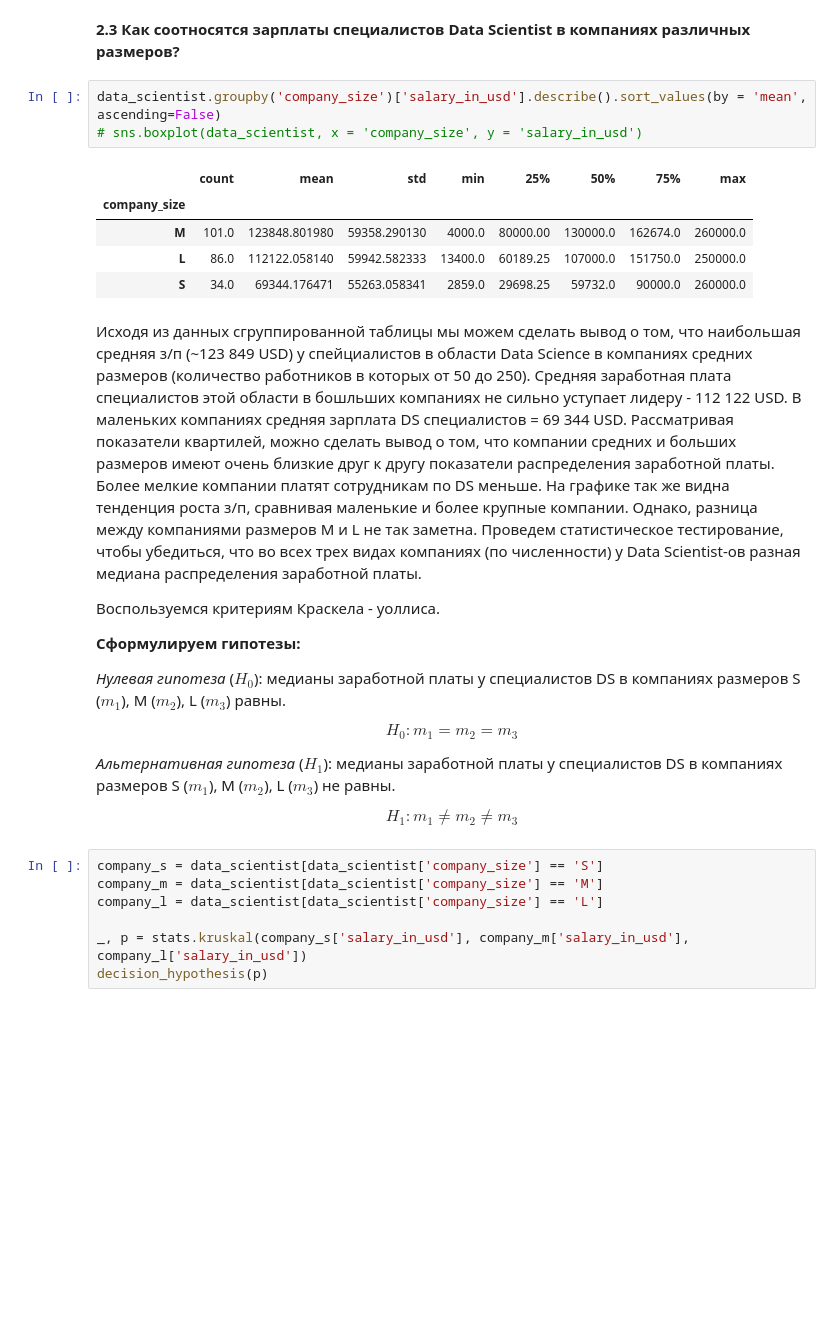
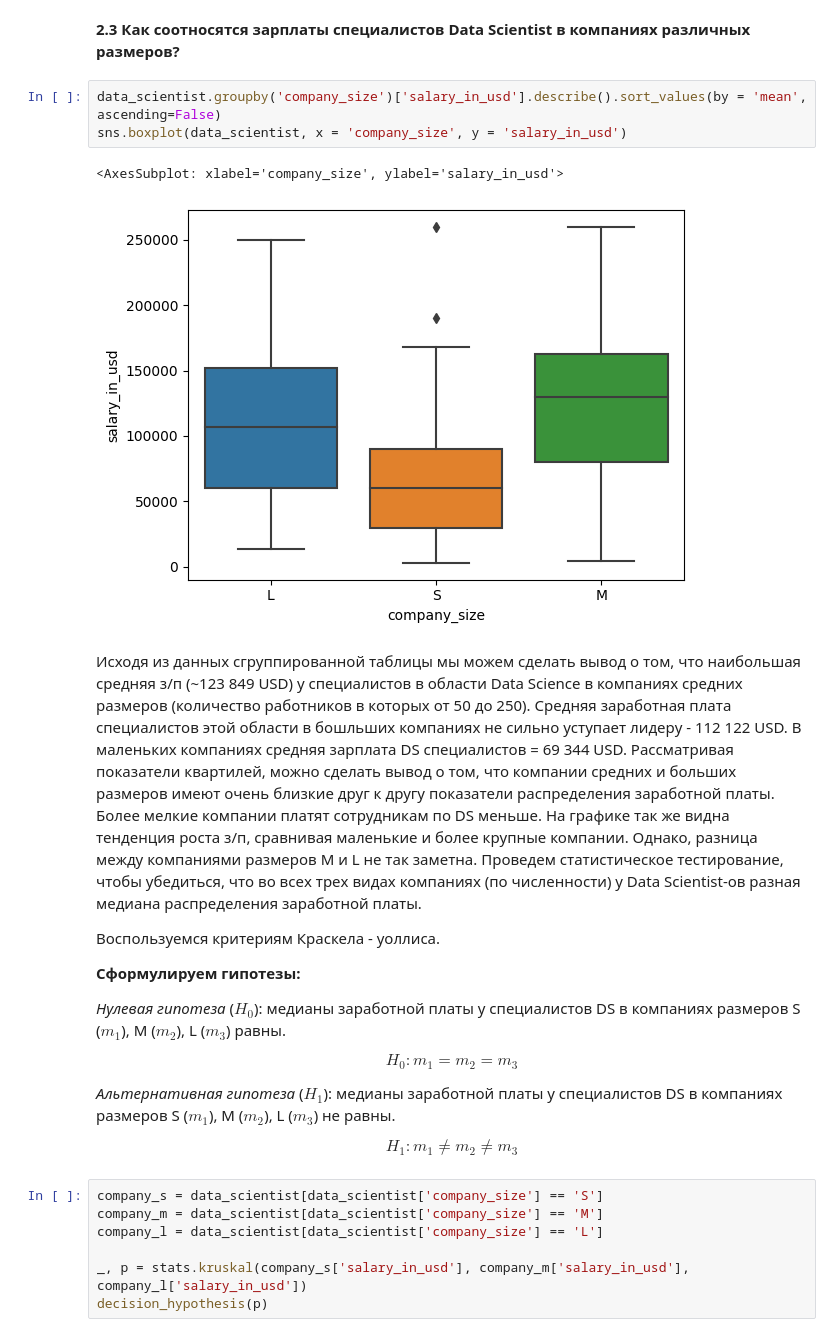
Before and after one commit to AndreevaDarya/EDA_4, a Jupyter notebook: EDA_4_project.ipynb, the cells around one changed output. Saved outputs shown, nothing was run; the diff lists cells and outputs as text; blank space fills up the shorter version.

```diff
--- a/EDA_4_project.ipynb
+++ b/EDA_4_project.ipynb
@@ -422,15 +425,12 @@ p-значение меньше, чем заданный уровень знач
 **2.3 Как соотносятся зарплаты специалистов Data Scientist в компаниях различных размеров?**
 # %%
 data_scientist.groupby('company_size')['salary_in_usd'].describe().sort_values(by = 'mean', ascending=False)
-# sns.boxplot(data_scientist, x = 'company_size', y = 'salary_in_usd')
+sns.boxplot(data_scientist, x = 'company_size', y = 'salary_in_usd')
 # %% [output]
-|  | count | mean | std | min | 25% | 50% | 75% | max |
-| company_size |  |  |  |  |  |  |  |  |
-| M | 101.0 | 123848.801980 | 59358.290130 | 4000.0 | 80000.00 | 130000.0 | 162674.0 | 260000.0 |
-| L | 86.0 | 112122.058140 | 59942.582333 | 13400.0 | 60189.25 | 107000.0 | 151750.0 | 250000.0 |
-| S | 34.0 | 69344.176471 | 55263.058341 | 2859.0 | 29698.25 | 59732.0 | 90000.0 | 260000.0 |
+<AxesSubplot: xlabel='company_size', ylabel='salary_in_usd'>
+[figure, added]
 # %% [markdown]
-Исходя из данных сгруппированной таблицы мы можем сделать вывод о том, что наибольшая средняя з/п (~123 849 USD) у спейциалистов в области Data Science в компаниях средних размеров (количество работников в которых от 50 до 250). Средняя заработная плата специалистов этой области в бошльших компаниях не сильно уступает лидеру - 112 122 USD. В маленьких компаниях средняя зарплата DS специалистов = 69 344 USD.
+Исходя из данных сгруппированной таблицы мы можем сделать вывод о том, что наибольшая средняя з/п (~123 849 USD) у специалистов в области Data Science в компаниях средних размеров (количество работников в которых от 50 до 250). Средняя заработная плата специалистов этой области в бошльших компаниях не сильно уступает лидеру - 112 122 USD. В маленьких компаниях средняя зарплата DS специалистов = 69 344 USD.
 Рассматривая показатели квартилей, можно сделать вывод о том, что компании средних и больших размеров имеют очень близкие друг к другу показатели распределения заработной платы. Более мелкие компании платят сотрудникам по DS меньше.
 На графике так же видна тенденция роста з/п, сравнивая маленькие и более крупные компании. Однако, разница между компаниями размеров M и L не так заметна.
 Проведем статистическое тестирование, чтобы убедиться, что во всех трех видах компаниях (по численности) у Data Scientist-ов разная медиана распределения заработной платы.
```
Also changed, not shown: parts of 10 cells of this notebook.
